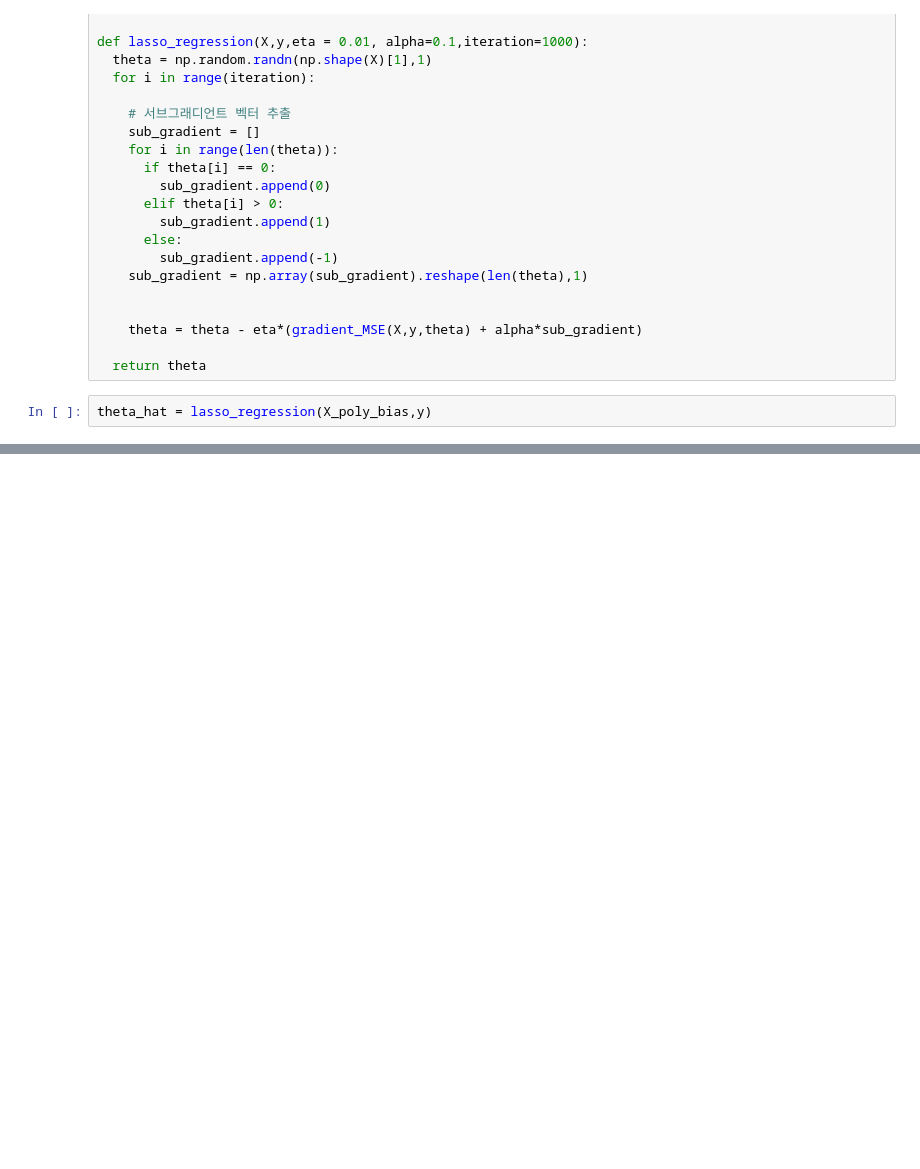
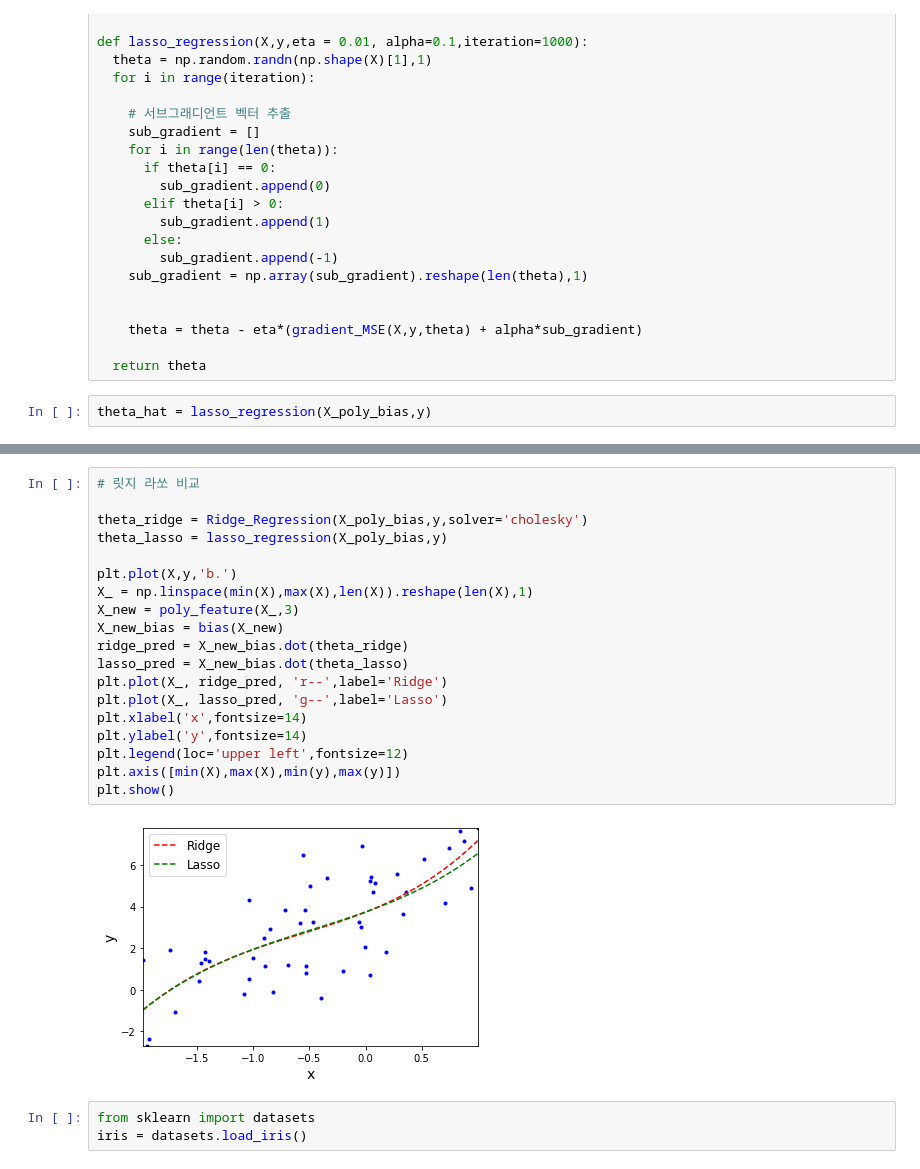
Before and after one commit to Jo-chana/CoLab_ML_codes, a Jupyter notebook: ML_hardcoding.ipynb, the cells around one changed output, grey strips where cells are left out. Cells and saved outputs as stored; diff of their text form; blank space fills up the shorter version.

```diff
--- a/ML_hardcoding.ipynb
+++ b/ML_hardcoding.ipynb
@@ -247,0 +262,24 @@ graph(X,y,theta_hat,poly=3)
+# %%
+# 릿지 라쏘 비교
+
+theta_ridge = Ridge_Regression(X_poly_bias,y,solver='cholesky')
+theta_lasso = lasso_regression(X_poly_bias,y)
+
+plt.plot(X,y,'b.')
+X_ = np.linspace(min(X),max(X),len(X)).reshape(len(X),1)
+X_new = poly_feature(X_,3)
+X_new_bias = bias(X_new)
+ridge_pred = X_new_bias.dot(theta_ridge)
+lasso_pred = X_new_bias.dot(theta_lasso)
+plt.plot(X_, ridge_pred, 'r--',label='Ridge')
+plt.plot(X_, lasso_pred, 'g--',label='Lasso')
+plt.xlabel('x',fontsize=14)
+plt.ylabel('y',fontsize=14)
+plt.legend(loc='upper left',fontsize=12)
+plt.axis([min(X),max(X),min(y),max(y)])
+plt.show()
+# %% [output]
+[figure, added]
+# %%
+from sklearn import datasets
+iris = datasets.load_iris()
```
Also changed, not shown: parts of 21 cells of this notebook.
